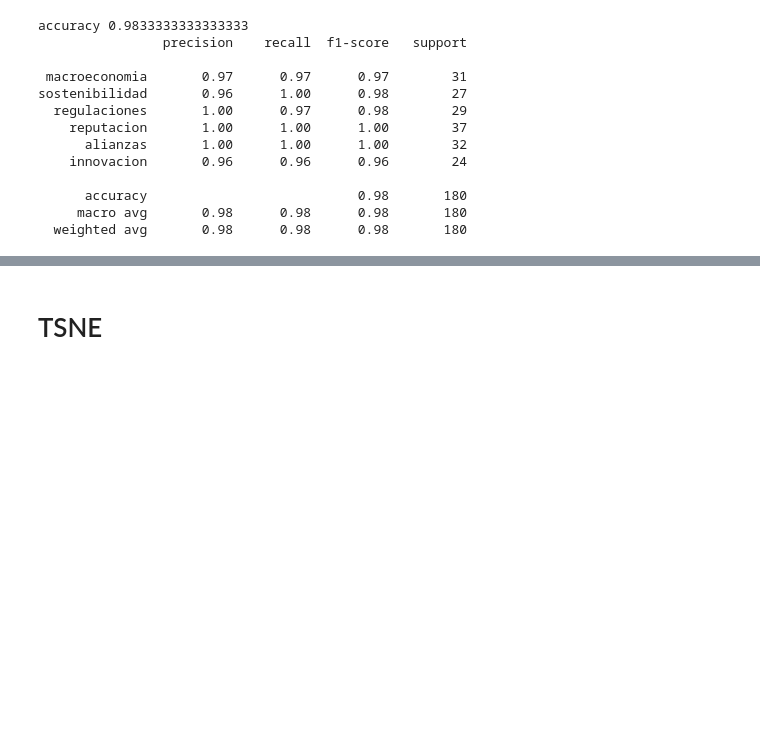
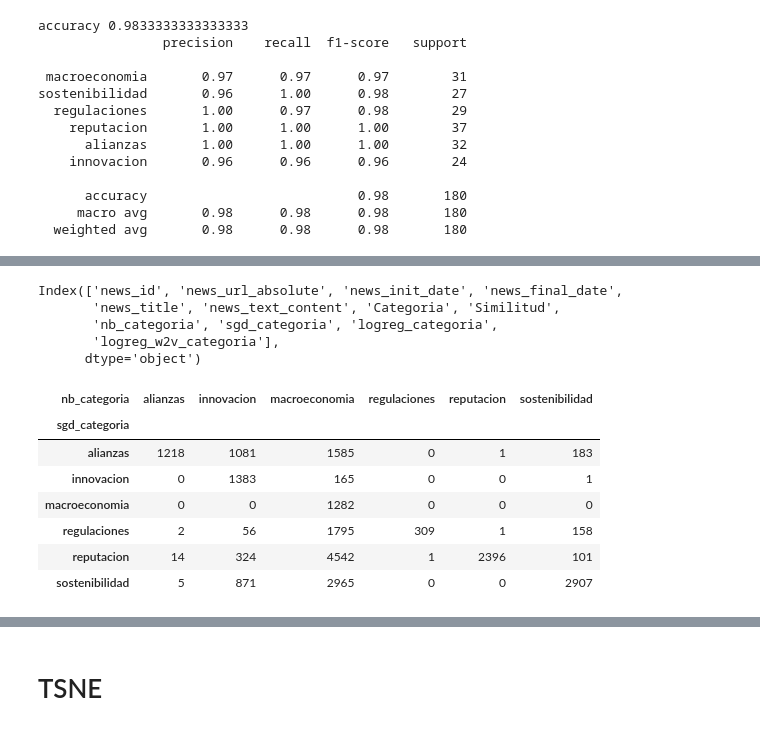
Before and after one commit to 3248ricamca/dataton2022-se_cayo_la_app, a Jupyter notebook: src/models/embedding.ipynb, the cells around one changed output, grey strips where cells are left out. Cells and saved outputs as stored; diff of their text form; code cells hidden in the pictures; blank space fills up the shorter version.

Commit message:
version de categoria final

```diff
--- a/src/models/embedding.ipynb
+++ b/src/models/embedding.ipynb
@@ -403,0 +402,8 @@ logreg_w2v = LogisticRegression()
+# %%
+logreg_w2v = LogisticRegression(n_jobs=1, C= 1e5)
+logreg_w2v = logreg_w2v.fit(X_train_word_average,train.Categoria)
+
+y_pred = logreg_w2v.predict(X_test_word_average)
+
+print('accuracy %s' % accuracy_score(y_pred,test.Categoria))
+print(classification_report(test.Categoria,y_pred,target_names=variables))
@@ -403,0 +424,21 @@ logreg_w2v = LogisticRegression()
+# %%
+salida_categorias['logreg_w2v_categoria'] = logreg_w2v.predict(vector_mean[salida_categorias.index])
+# %%
+salida_categorias.columns
+# %% [output]
+Index(['news_id', 'news_url_absolute', 'news_init_date', 'news_final_date',
+       'news_title', 'news_text_content', 'Categoria', 'Similitud',
+       'nb_categoria', 'sgd_categoria', 'logreg_categoria',
+       'logreg_w2v_categoria'],
+      dtype='object')
+# %%
+pd.crosstab(salida_categorias.sgd_categoria, salida_categorias.nb_categoria)
+# %% [output]
+| nb_categoria | alianzas | innovacion | macroeconomia | regulaciones | reputacion | sostenibilidad |
+| sgd_categoria |  |  |  |  |  |  |
+| alianzas | 1218 | 1081 | 1585 | 0 | 1 | 183 |
+| innovacion | 0 | 1383 | 165 | 0 | 0 | 1 |
+| macroeconomia | 0 | 0 | 1282 | 0 | 0 | 0 |
+| regulaciones | 2 | 56 | 1795 | 309 | 1 | 158 |
+| reputacion | 14 | 324 | 4542 | 1 | 2396 | 101 |
+| sostenibilidad | 5 | 871 | 2965 | 0 | 0 | 2907 |
```
Also changed, not shown: parts of 11 cells of this notebook.
